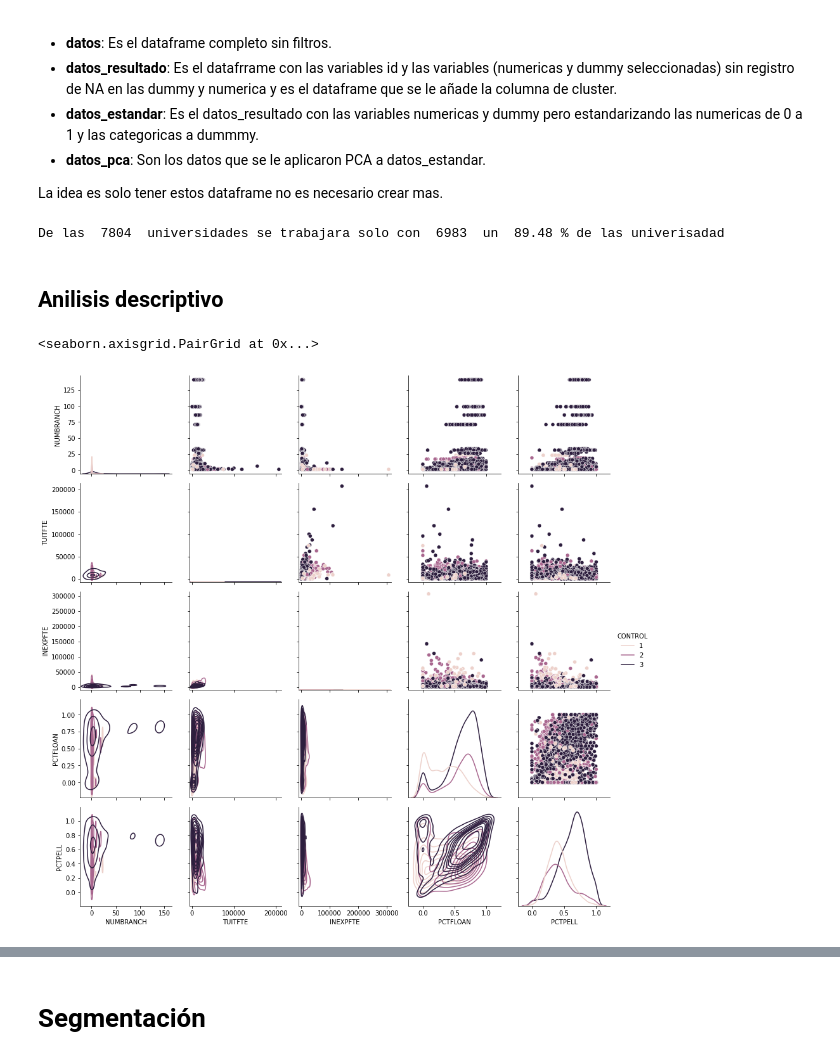
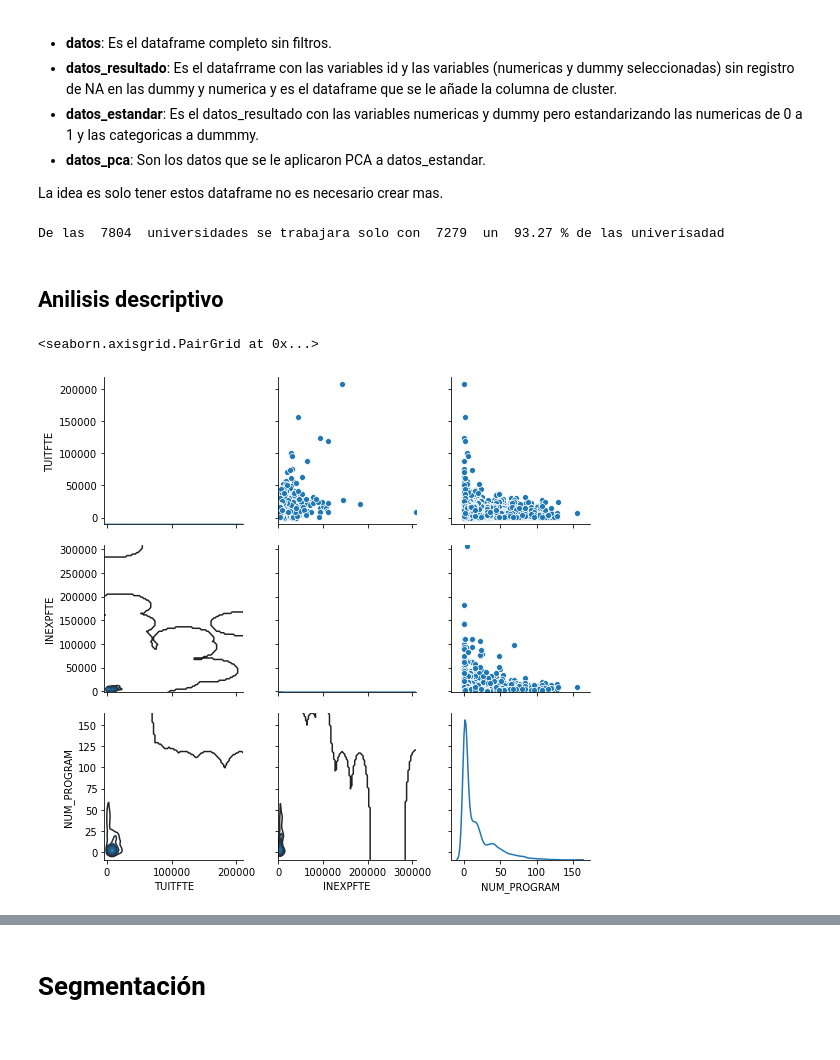
Before and after one commit to Germanchelo13/CollegeScorecard, a Jupyter notebook: desarrollo_cluster.ipynb, the cells around one changed output, grey strips where cells are left out. Cells and saved outputs as stored; diff of their text form; code cells hidden in the pictures.

```diff
--- a/desarrollo_cluster.ipynb
+++ b/desarrollo_cluster.ipynb
@@ -485,11 +487,21 @@ datos=pd.read_csv('https://query.data.world/s/zm2i4iby5glnnw4ktejngj775gg7j3')
 # datos=pd.read_csv('CollegeScorecard.csv',sep=',')
 # %%
 variables_cip=[]
-variables_pcip=[]
+variables_cet_degre=[]
+variables_assoc=[]
+variables_bac=[]
+variables_grad=[]
+['CERT1', 'CERT2', 'ASSOC', 'CERT4', 'BACHL']
 for i in datos.columns:
     if 'CIP' == i[0:3]:
         variables_cip.append(i)
-    elif 'PCIP'==i[0:4]:
-        variables_pcip.append(i)
-print(len(variables_cip),len(variables_pcip))
+        if ('CERT1' in i) or ('CERT2' in i):
+            variables_cet_degre.append(i)
+        elif 'ASSOC' in i:
+            variables_assoc.append(i)
+        elif 'BACHL' in i:
+            variables_bac.append(i)
+        elif 'CERT4' in i:
+            variables_grad.append(i)
+print(len(variables_cip))
 # %% [output]
@@ -521,17 +513,17 @@ variables_id= ['UNITID', 'OPEID', 'opeid6','INSTNM', # id
           'LATITUDE','LONGITUDE', # localizacion
           'INSTURL', 'NPCURL'] # URL´s
 variables_dum=['CONTROL', # privado publico
-            'HBCU', 'PBI', 'ANNHI', 'TRIBAL', 'AANAPII', 'HSI', 'NANTI', # minorias
+          #  'HBCU', 'PBI', 'ANNHI', 'TRIBAL', 'AANAPII', 'HSI', 'NANTI', # minorias
           # *variables_CIP, # programas
           'HIGHDEG', 'PREDDEG', # nivel formación
           'DISTANCEONLY', # solo programas a distancia
             'HCM2', # riesgo financiero
 ]
 variables_num=[ #  *variables_PCIP, # proporcion titulación
-               'NUMBRANCH',
+               # 'NUMBRANCH',
                'TUITFTE', 'INEXPFTE',# 'AVGFACSAL', # financiacion monetaria promedio
               #  'PAR_ED_PCT_1STGEN','PAR_ED_PCT_MS','PAR_ED_PCT_HS','PAR_ED_PCT_PS', # prop ayuda federal
-                         'PCTFLOAN', 'PCTPELL' # estudiantes reciben beneficios
+                         # 'PCTFLOAN', 'PCTPELL' # estudiantes reciben beneficios
 ]
 #*variables_id,
 variables=[*variables_dum,*variables_num ]
@@ -575,21 +570,28 @@ datos[variables].isna().sum().plot.bar()
 
 La idea es solo tener estos dataframe no es necesario crear mas.
 # %%
-datos_resultado=datos.loc[(~datos[variables].isna().any(axis=1)) & ((datos[['HIGHDEG', 'PREDDEG']]!=0).any(axis=1))
-                          ,[*variables_id,*variables] ].reset_index().drop(labels='index',axis=1)
+datos_resultado=datos.loc[(~datos[[*variables_cip,*variables]].isna().any(axis=1)) & ((datos[['HIGHDEG', 'PREDDEG']]!=0).any(axis=1))
+                          ,[*variables_id,*variables,*variables_cip] ].reset_index().drop(labels='index',axis=1)
 print('De las ' ,datos.shape[0],' universidades se trabajara solo con ' ,
       datos_resultado.shape[0],' un ' ,round(datos_resultado.shape[0]/datos.shape[0]*100,2),
       '% de las univerisadad' )
+datos_resultado['NUM_PROGRAM']=(datos_resultado[variables_cip]>0).sum(axis=1)
+# datos_resultado['NUM_CERTDEGRE']=(datos_resultado[variables_cet_degre]>0).sum(axis=1)
+# datos_resultado['NUM_ASSOC']=(datos_resultado[variables_assoc]>0).sum(axis=1)
+# datos_resultado['NUM_BACHL']=(datos_resultado[variables_bac]>0).sum(axis=1)
+# datos_resultado['NUM_GRADUATE']=(datos_resultado[variables_grad]>0).sum(axis=1)
+variables=[*variables,'NUM_PROGRAM']
+variables_num=[*variables_num,'NUM_PROGRAM']
 # %% [output]
-De las  7804  universidades se trabajara solo con  6983  un  89.48 % de las univerisadad
+De las  7804  universidades se trabajara solo con  7279  un  93.27 % de las univerisadad
 # %% [markdown]
 ## Anilisis descriptivo
 # %%
-grafico_comparativo_num = sns.PairGrid(datos_resultado,vars =variables_num,hue='CONTROL' )#,diag_sharey=False,diag_sharex=False)
+grafico_comparativo_num = sns.PairGrid(datos_resultado,vars =variables_num )#,diag_sharey=False,diag_sharex=False)
 grafico_comparativo_num.map_diag(sns.kdeplot)#,kde=True,facet_kws=dict(sharey=False) )
 grafico_comparativo_num.map_upper(sns.scatterplot)#,facet_kws=dict(sharey=False))
 grafico_comparativo_num.map_lower(sns.kdeplot)#,facet_kws=dict(sharey=False))
 grafico_comparativo_num.add_legend()
 # %% [output]
 <seaborn.axisgrid.PairGrid at 0x...>
-[figure, old version]
+[figure, new version]
```
Also changed, not shown: parts of 59 cells of this notebook, 2 other files.
